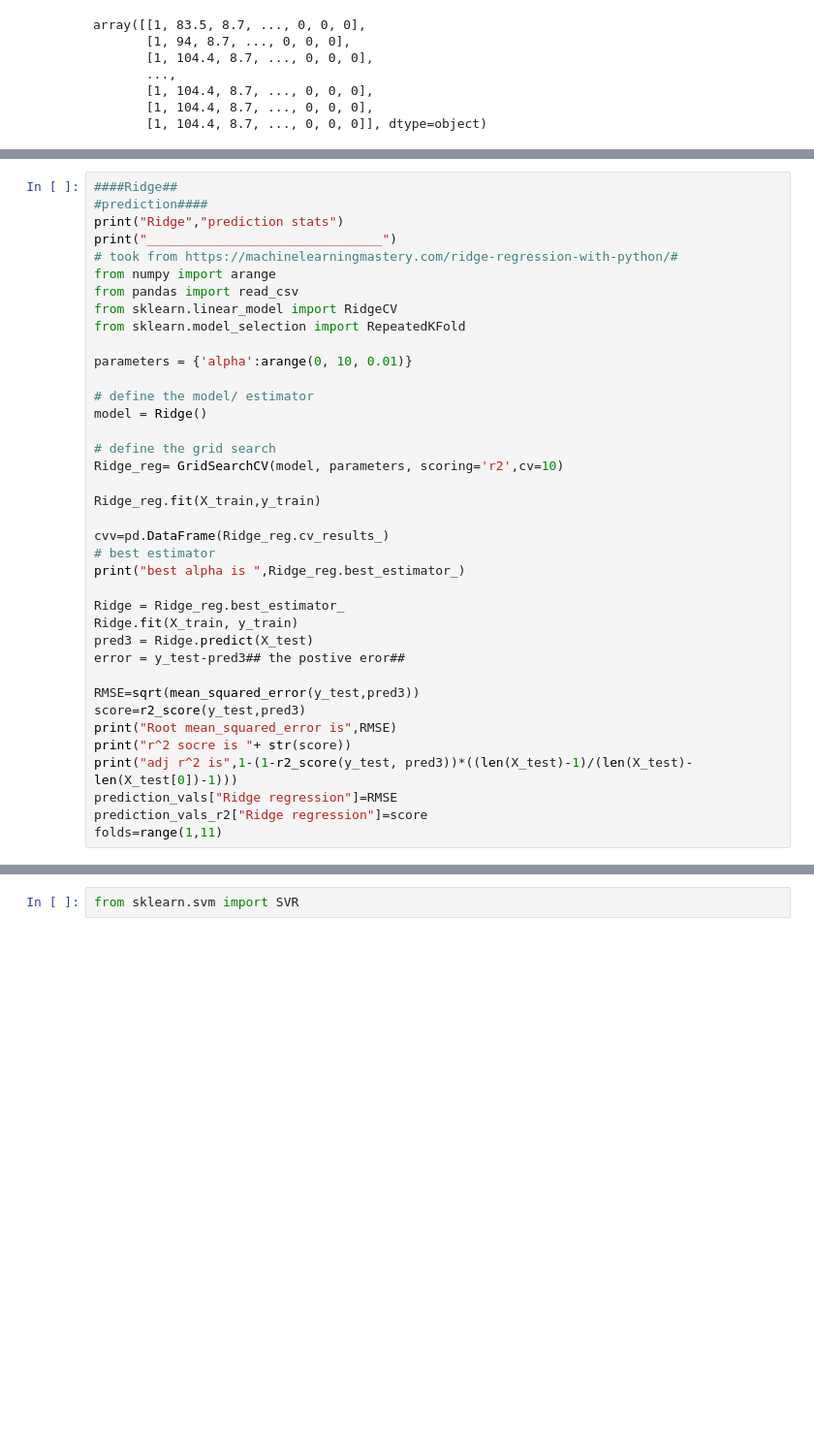
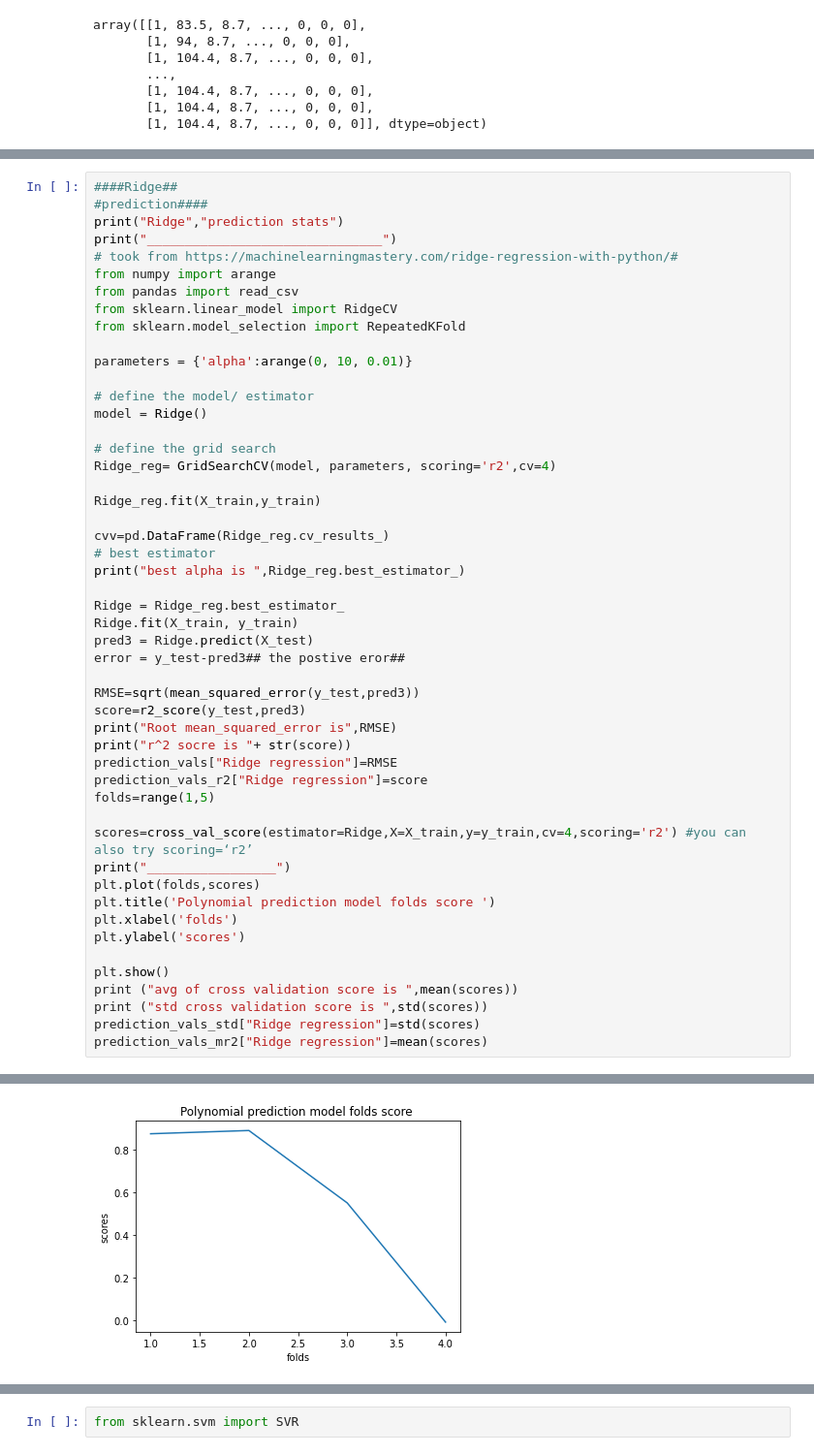
Before and after one commit to itayzaada/DCB_prediction_Using_Machine_Learning, a Jupyter notebook: Prediction of the ERR for mode I (DCB) for a composite laminate with arbitrary properties using ML.ipynb, the cells around one changed output, grey strips where cells are left out. Shown at 97% size. Saved outputs shown, nothing was run; the diff lists cells and outputs as text; blank space fills up the shorter version.

```diff
--- a/Prediction of the ERR for mode I (DCB) for a composite laminate with arbitrary properties using ML.ipynb
+++ b/Prediction of the ERR for mode I (DCB) for a composite laminate with arbitrary properties using ML.ipynb
@@ -241,7 +370,7 @@ parameters = {'alpha':arange(0, 10, 0.01)}
 model = Ridge()
 
 # define the grid search
-Ridge_reg= GridSearchCV(model, parameters, scoring='r2',cv=10)
+Ridge_reg= GridSearchCV(model, parameters, scoring='r2',cv=4)
 
 Ridge_reg.fit(X_train,y_train)
 
@@ -258,10 +387,22 @@ RMSE=sqrt(mean_squared_error(y_test,pred3))
 score=r2_score(y_test,pred3)
 print("Root mean_squared_error is",RMSE)
 print("r^2 socre is "+ str(score))
-print("adj r^2 is",1-(1-r2_score(y_test, pred3))*((len(X_test)-1)/(len(X_test)-len(X_test[0])-1)))
 prediction_vals["Ridge regression"]=RMSE
 prediction_vals_r2["Ridge regression"]=score
-folds=range(1,11)
+folds=range(1,5)
+
+scores=cross_val_score(estimator=Ridge,X=X_train,y=y_train,cv=4,scoring='r2') #you can also try scoring=‘r2’
+print("_________________")
+plt.plot(folds,scores)
+plt.title('Polynomial prediction model folds score ')
+plt.xlabel('folds')
+plt.ylabel('scores')
+
+plt.show()
+print ("avg of cross validation score is ",mean(scores))
+print ("std cross validation score is ",std(scores))
+prediction_vals_std["Ridge regression"]=std(scores)
+prediction_vals_mr2["Ridge regression"]=mean(scores)
 # %% [output]
 Ridge prediction stats
 _______________________________
@@ -271,0 +413 @@ adj r^2 is 1.0318489745900612
+[figure, added]
```
Also changed, not shown: parts of 25 cells of this notebook.
